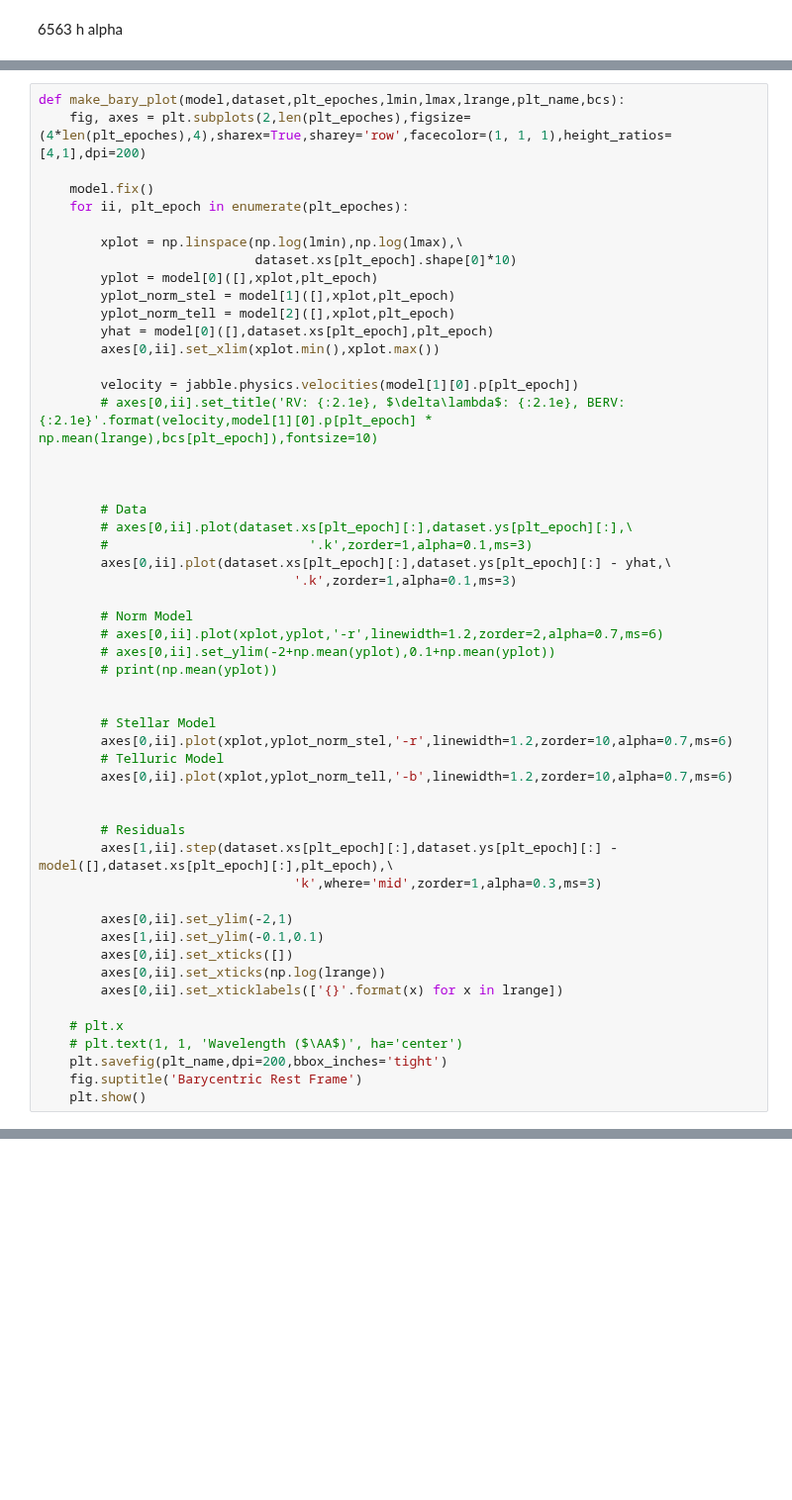
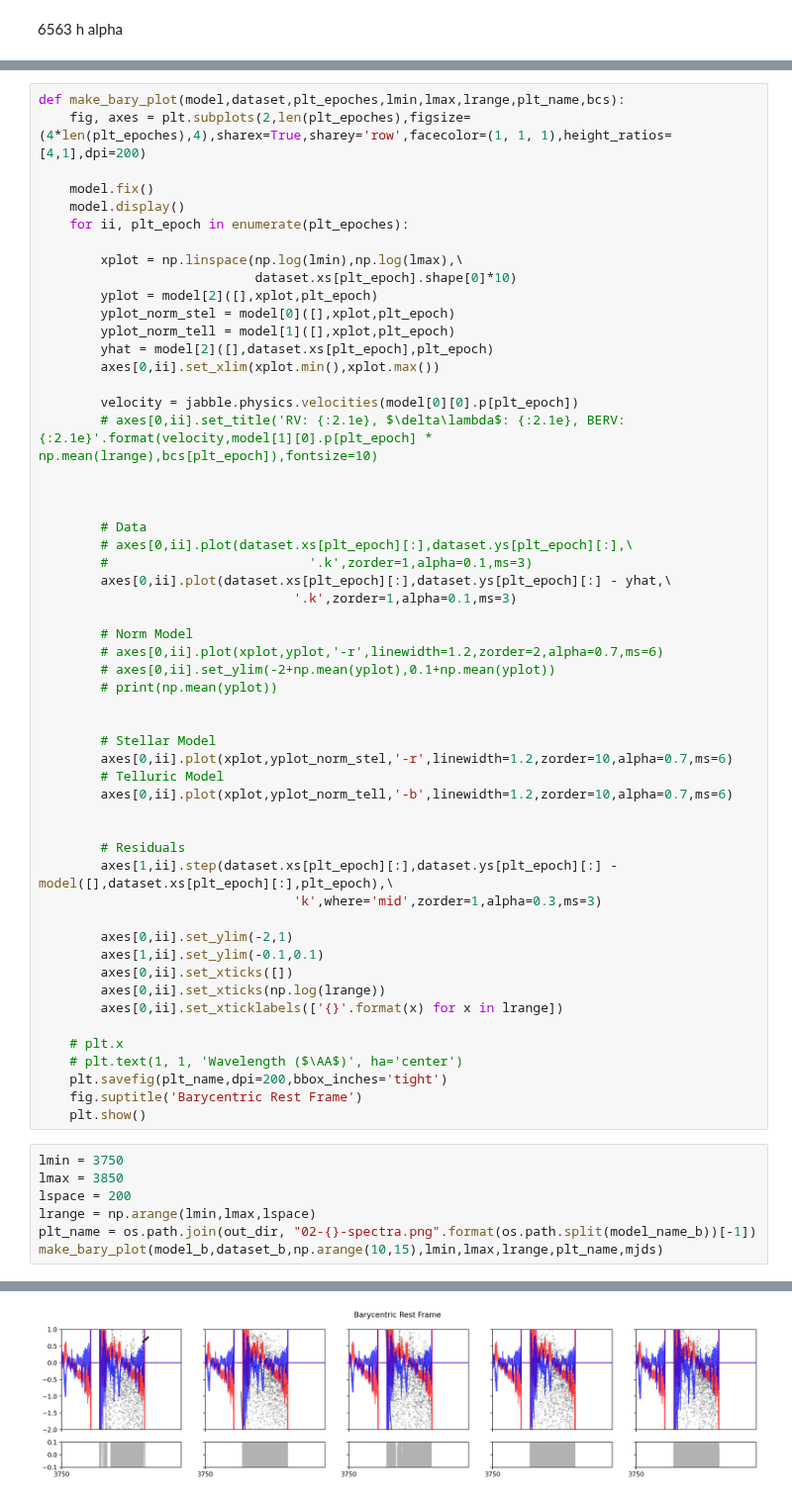
Before and after one commit to mdd423/wobble_jax, a Jupyter notebook: notebooks/02.1-51peg-plot.ipynb, the cells around one changed output, grey strips where cells are left out. Shown at 99% size. Drawn from its saved outputs; the diff is of its cells as text; blank space fills up the shorter version.

```diff
--- a/notebooks/02.1-51peg-plot.ipynb
+++ b/notebooks/02.1-51peg-plot.ipynb
@@ -142,17 +215,18 @@ def make_bary_plot(model,dataset,plt_epoches,lmin,lmax,lrange,plt_name,bcs):
     fig, axes = plt.subplots(2,len(plt_epoches),figsize=(4*len(plt_epoches),4),sharex=True,sharey='row',facecolor=(1, 1, 1),height_ratios=[4,1],dpi=200)
 
     model.fix()
+    model.display()
     for ii, plt_epoch in enumerate(plt_epoches):
 
         xplot = np.linspace(np.log(lmin),np.log(lmax),\
                             dataset.xs[plt_epoch].shape[0]*10)
-        yplot = model[0]([],xplot,plt_epoch)
-        yplot_norm_stel = model[1]([],xplot,plt_epoch)
-        yplot_norm_tell = model[2]([],xplot,plt_epoch)
-        yhat = model[0]([],dataset.xs[plt_epoch],plt_epoch)
+        yplot = model[2]([],xplot,plt_epoch)
+        yplot_norm_stel = model[0]([],xplot,plt_epoch)
+        yplot_norm_tell = model[1]([],xplot,plt_epoch)
+        yhat = model[2]([],dataset.xs[plt_epoch],plt_epoch)
         axes[0,ii].set_xlim(xplot.min(),xplot.max())
 
-        velocity = jabble.physics.velocities(model[1][0].p[plt_epoch])
+        velocity = jabble.physics.velocities(model[0][0].p[plt_epoch])
         # axes[0,ii].set_title('RV: {:2.1e}, $\delta\lambda$: {:2.1e}, BERV: {:2.1e}'.format(velocity,model[1][0].p[plt_epoch] * np.mean(lrange),bcs[plt_epoch]),fontsize=10)
 
 
@@ -190,3 +264,11 @@ def make_bary_plot(model,dataset,plt_epoches,lmin,lmax,lrange,plt_name,bcs):
     plt.savefig(plt_name,dpi=200,bbox_inches='tight')
     fig.suptitle('Barycentric Rest Frame')
     plt.show()
+# %%
+lmin = 3750
+lmax = 3850
+lspace = 200
+lrange = np.arange(lmin,lmax,lspace)
+plt_name = os.path.join(out_dir, "02-{}-spectra.png".format(os.path.split(model_name_b))[-1])
+make_bary_plot(model_b,dataset_b,np.arange(10,15),lmin,lmax,lrange,plt_name,mjds)
+# %% [output]
@@ -192,0 +285 @@ def make_bary_plot(model,dataset,plt_epoches,lmin,lmax,lrange,plt_name,bcs):
+[figure, added]
```
Also changed, not shown: parts of 11 cells of this notebook, 4 other files.
